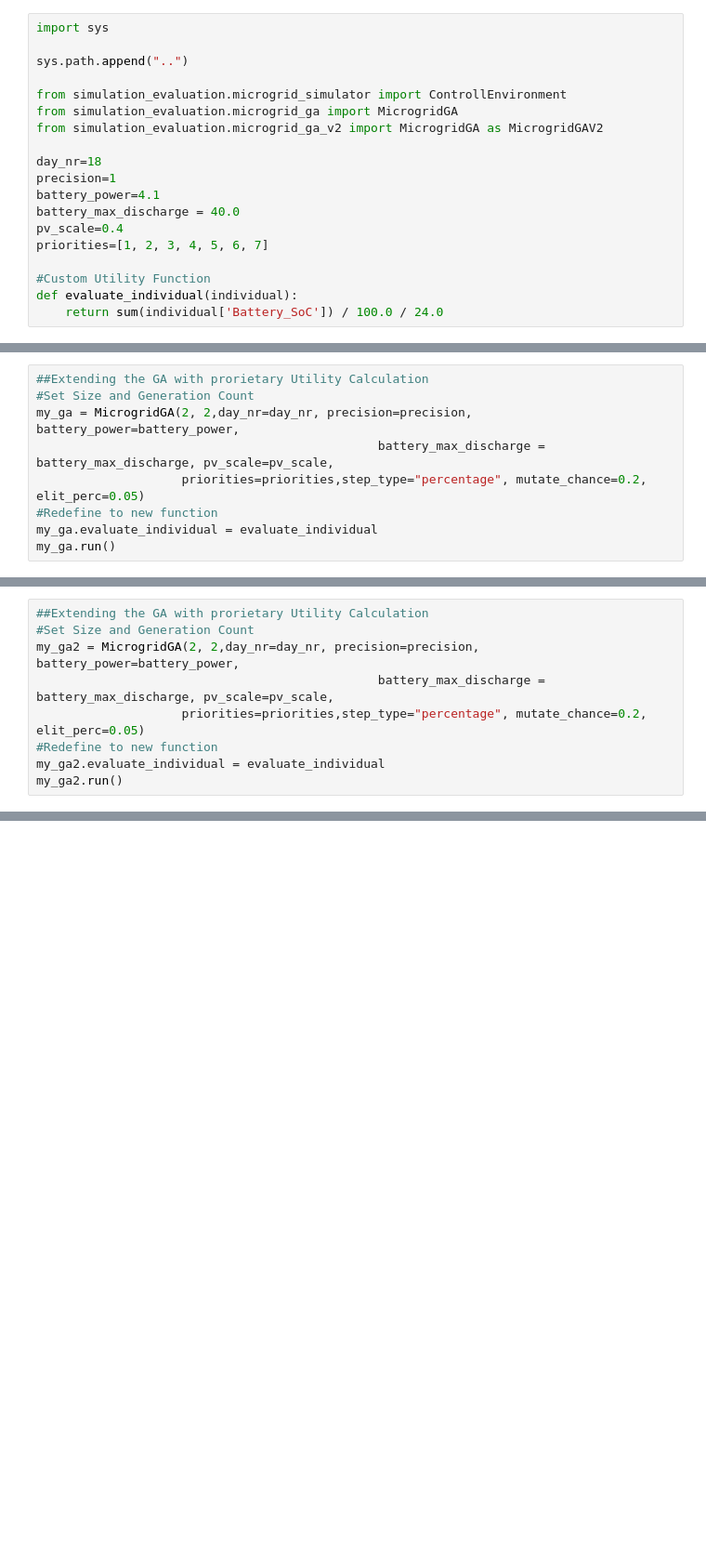
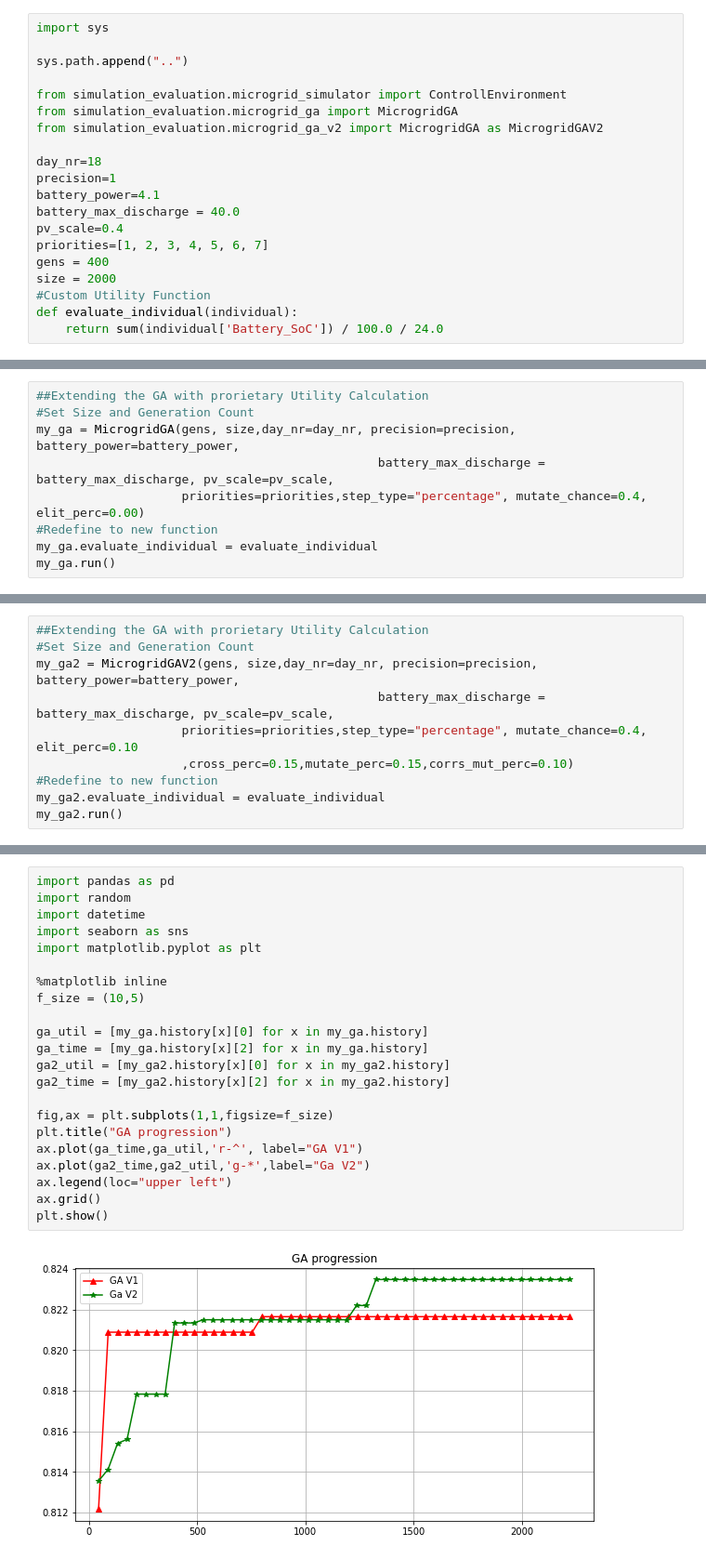
Before and after one commit to cogent-computing/Heed-Microcontroller, a Jupyter notebook: notebooks/GA_Examples.ipynb, the cells around one changed output, grey strips where cells are left out. Shown at 93% size. Drawn from its saved outputs; the diff is of its cells as text; blank space fills up the shorter version.

```diff
--- a/notebooks/GA_Examples.ipynb
+++ b/notebooks/GA_Examples.ipynb
@@ -13,7 +15,8 @@ battery_power=4.1
 battery_max_discharge = 40.0
 pv_scale=0.4
 priorities=[1, 2, 3, 4, 5, 6, 7]
-
+gens = 400
+size = 2000
 #Custom Utility Function
 def evaluate_individual(individual):
     return sum(individual['Battery_SoC']) / 100.0 / 24.0
@@ -20,9 +25,9 @@ def evaluate_individual(individual):
 # %%
 ##Extending the GA with prorietary Utility Calculation
 #Set Size and Generation Count
-my_ga = MicrogridGA(2, 2,day_nr=day_nr, precision=precision, battery_power=battery_power,
+my_ga = MicrogridGA(gens, size,day_nr=day_nr, precision=precision, battery_power=battery_power,
                                                battery_max_discharge = battery_max_discharge, pv_scale=pv_scale,
-                    priorities=priorities,step_type="percentage", mutate_chance=0.2, elit_perc=0.05)
+                    priorities=priorities,step_type="percentage", mutate_chance=0.4, elit_perc=0.00)
 #Redefine to new function
 my_ga.evaluate_individual = evaluate_individual
 my_ga.run()
@@ -46,9 +54,10 @@ History:  [0.7063808540120173, 0.7813030381831395]
 # %%
 ##Extending the GA with prorietary Utility Calculation
 #Set Size and Generation Count
-my_ga2 = MicrogridGA(2, 2,day_nr=day_nr, precision=precision, battery_power=battery_power,
+my_ga2 = MicrogridGAV2(gens, size,day_nr=day_nr, precision=precision, battery_power=battery_power,
                                                battery_max_discharge = battery_max_discharge, pv_scale=pv_scale,
-                    priorities=priorities,step_type="percentage", mutate_chance=0.2, elit_perc=0.05)
+                    priorities=priorities,step_type="percentage", mutate_chance=0.4, elit_perc=0.10
+                    ,cross_perc=0.15,mutate_perc=0.15,corrs_mut_perc=0.10)
 #Redefine to new function
 my_ga2.evaluate_individual = evaluate_individual
 my_ga2.run()
@@ -75,0 +85,24 @@ History:  [0.7063808540120173, 0.7913656219902722]
+# %%
+import pandas as pd
+import random
+import datetime
+import seaborn as sns
+import matplotlib.pyplot as plt
+
+%matplotlib inline
+f_size = (10,5)
+
+ga_util = [my_ga.history[x][0] for x in my_ga.history]
+ga_time = [my_ga.history[x][2] for x in my_ga.history]
+ga2_util = [my_ga2.history[x][0] for x in my_ga2.history]
+ga2_time = [my_ga2.history[x][2] for x in my_ga2.history]
+
+fig,ax = plt.subplots(1,1,figsize=f_size)
+plt.title("GA progression")
+ax.plot(ga_time,ga_util,'r-^', label="GA V1")
+ax.plot(ga2_time,ga2_util,'g-*',label="Ga V2")
+ax.legend(loc="upper left")
+ax.grid()
+plt.show()
+# %% [output]
+[figure, added]
```
Also changed, not shown: parts of 8 cells of this notebook, 5 other files.
